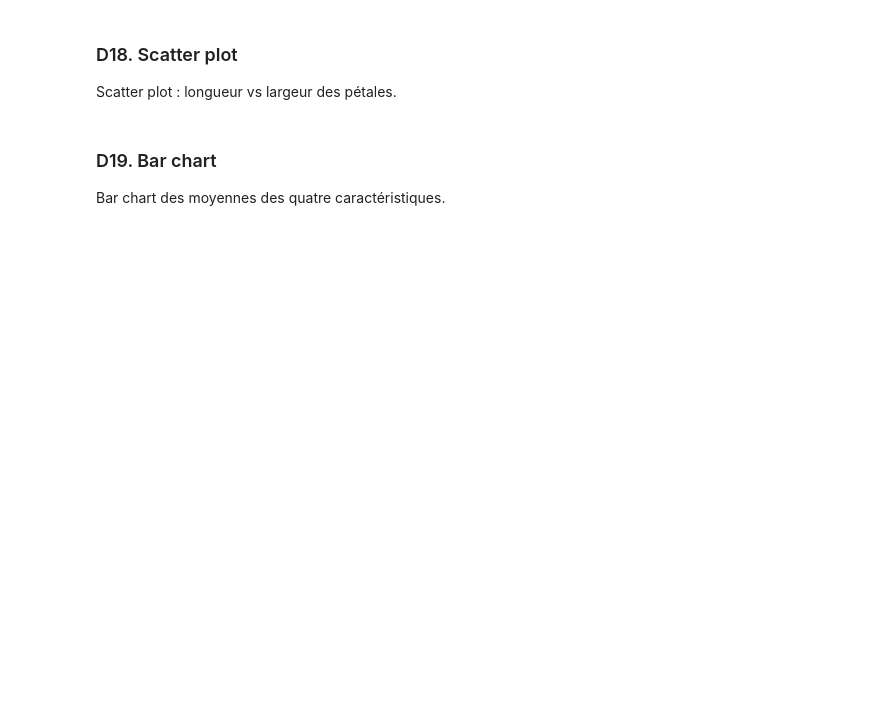
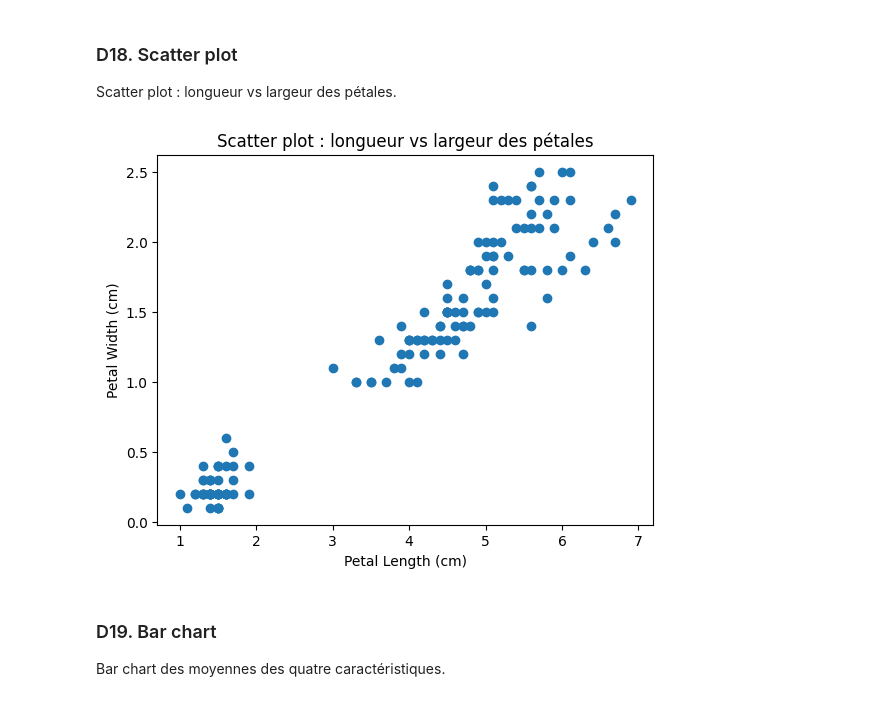
Before and after one commit to USMS-FPK-IA-GI-2025/controle-01-numpy-and-matplotlib-iris-azlafi-salah-eddine, a Jupyter notebook: notebooks/controle_numpy_matplotlib.ipynb, the cells around one changed output. Drawn from its saved outputs; the diff is of its cells as text; code cells hidden in the pictures; blank space fills up the shorter version.

```diff
--- a/notebooks/controle_numpy_matplotlib.ipynb
+++ b/notebooks/controle_numpy_matplotlib.ipynb
@@ -292,3 +297,16 @@ Scatter plot : longueur vs largeur des pétales.
+# %%
+# Votre code ici
+
+petal_length = features[:,2]
+petal_width = features[:,3]
+
+plt.scatter(petal_length,petal_width)
+plt.xlabel("Petal Length (cm)")
+plt.ylabel("Petal Width (cm)")
+plt.title("Scatter plot : longueur vs largeur des pétales")
+plt.show()
+# %% [output]
+[figure, added]
 # %% [markdown]
 ### D19. Bar chart
 Bar chart des moyennes des quatre caractéristiques.
```
Also changed, not shown: parts of 27 cells of this notebook.
